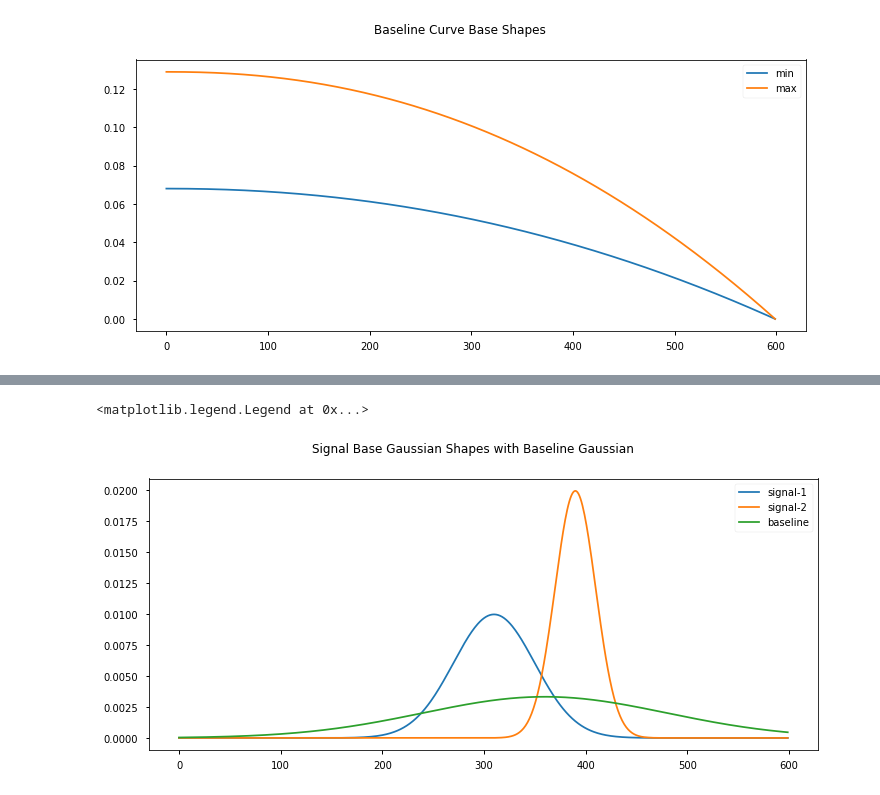
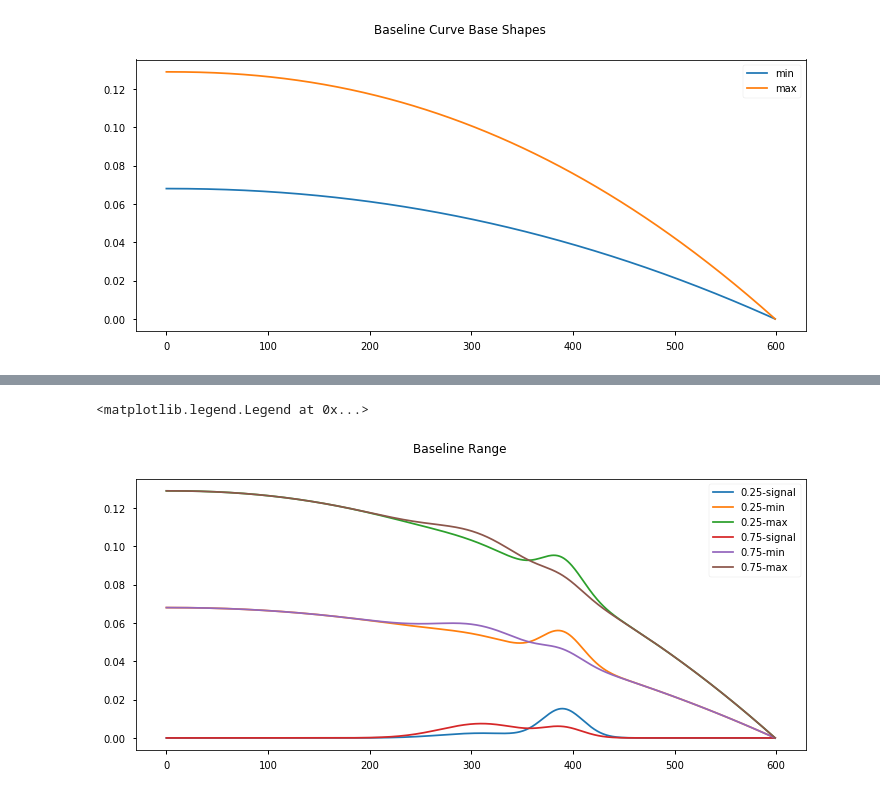
Before and after one commit to mjsiers/practice-data-cpcapaper, a Jupyter notebook: notebooks/generators/02-baseline-generation.ipynb, the cells around one changed output, grey strips where cells are left out. Drawn from its saved outputs; the diff is of its cells as text; code cells hidden in the pictures.

Commit message:
Updated baseline generation notebook.

```diff
--- a/notebooks/generators/02-baseline-generation.ipynb
+++ b/notebooks/generators/02-baseline-generation.ipynb
@@ -40,14 +39,17 @@ plt.legend()
 # %%
 S_1 = norm.pdf(x, loc=310.0, scale=40.0)
 S_2 = norm.pdf(x, loc=390.0, scale=20.0)
-S_3 = norm.pdf(x, loc=360.0, scale=120.0)
+S_true = np.vstack((S_1, S_2))
+C_true = np.array([[0.25, 0.75], [0.75, 0.25]])
+signal = np.dot(C_true, S_true)
 
 fig, axs = plt.subplots()
-axs.plot(x, S_1, label='signal-1')
-axs.plot(x, S_2, label='signal-2')
-axs.plot(x, S_3, label='baseline')
-fig.suptitle('Signal Base Gaussian Shapes with Baseline Gaussian')
+for i, level in enumerate(C_true):
+    axs.plot(x, signal[i], label='{0:.2f}-signal'.format(C_true[i, 0]))
+    axs.plot(x, signal[i]+E1F_, label='{0:.2f}-min'.format(C_true[i, 0]))
+    axs.plot(x, signal[i]+E2F_, label='{0:.2f}-max'.format(C_true[i, 0]))
+fig.suptitle('Baseline Range')
 plt.legend()
 # %% [output]
 <matplotlib.legend.Legend at 0x...>
-[figure, old version]
+[figure, new version]
```
Also changed, not shown: parts of 10 cells of this notebook, 1 other file.
